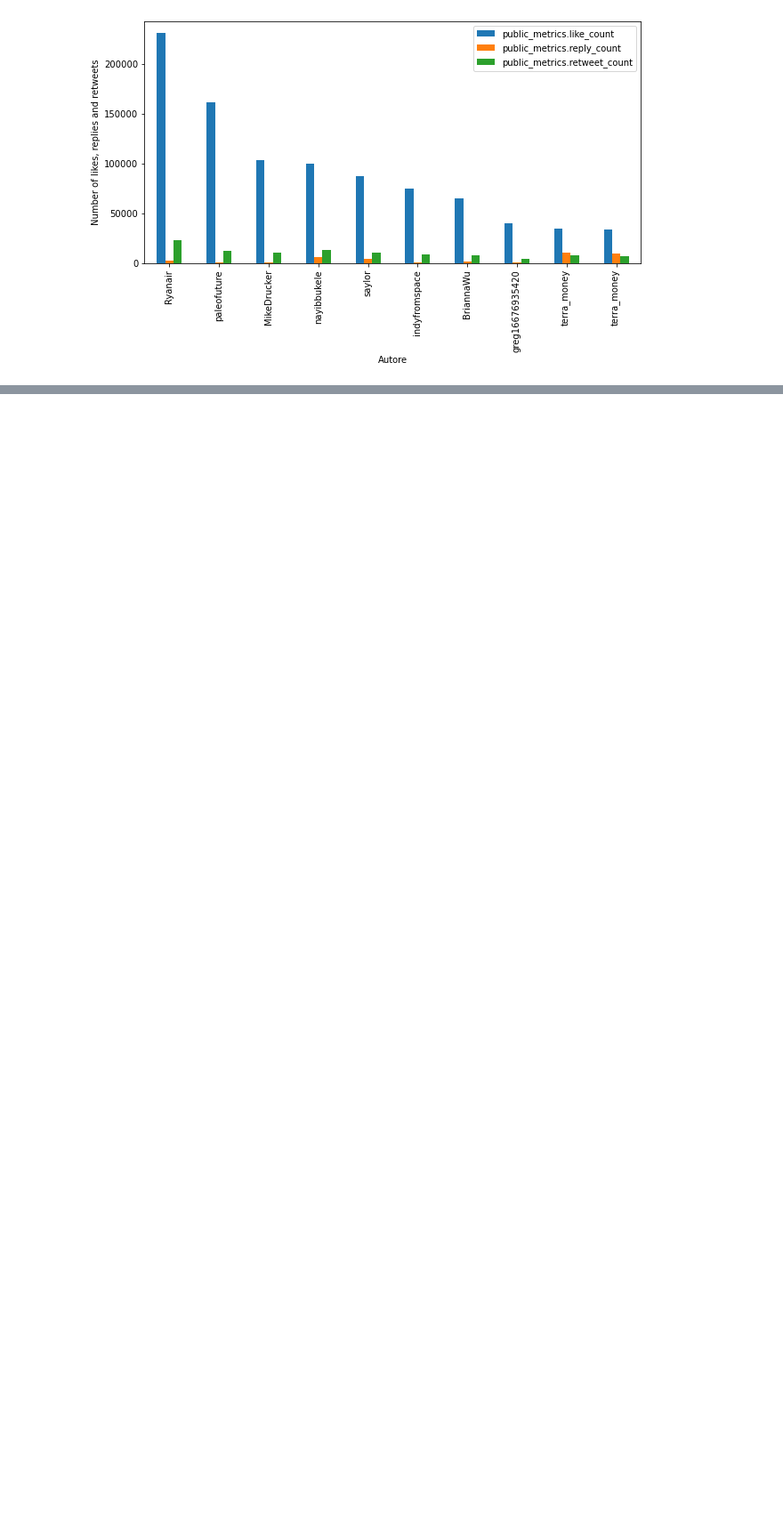
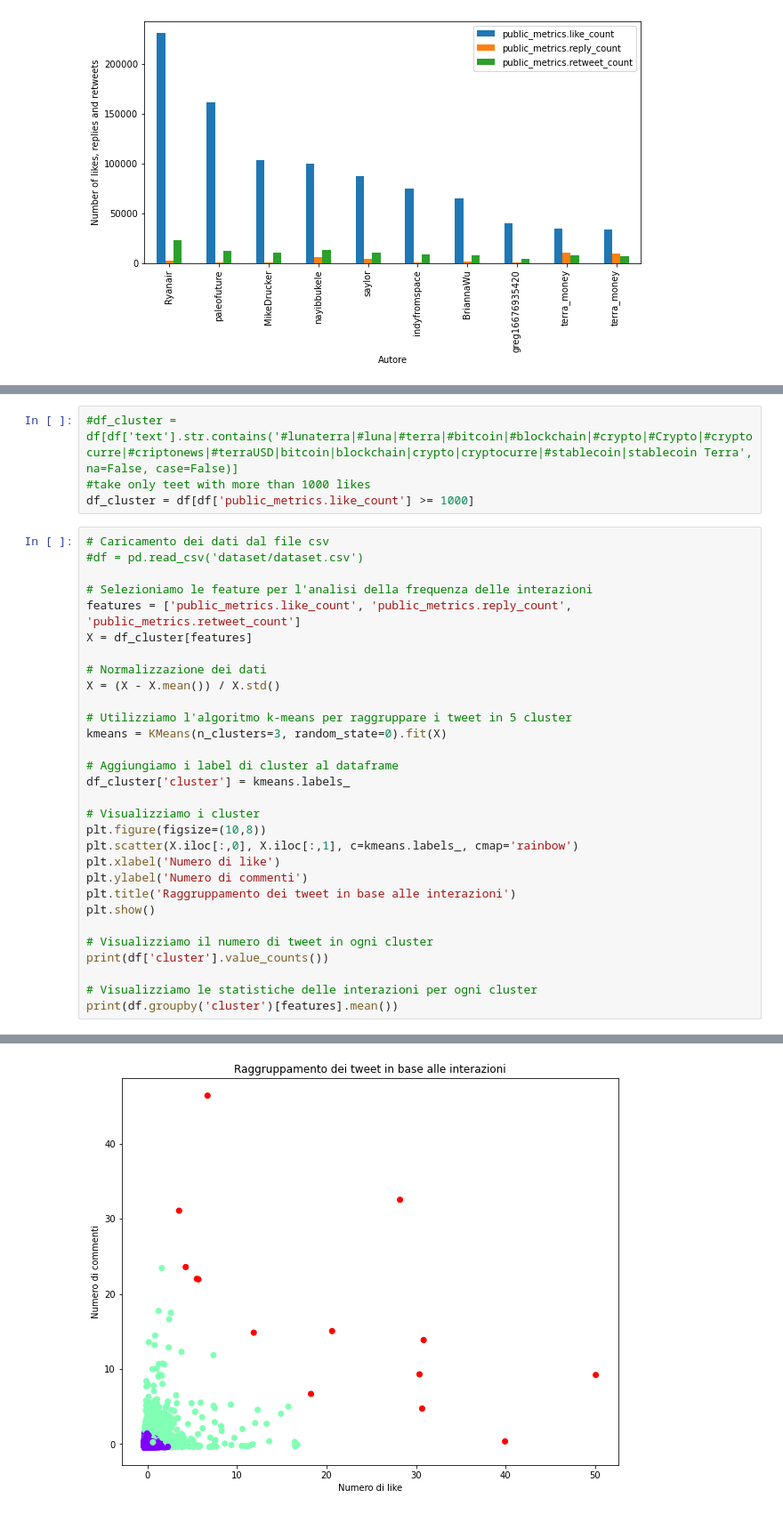
Before and after one commit to isabellamarasco/Blockchain_project, a Jupyter notebook: analysis.ipynb, the cells around one changed output, grey strips where cells are left out. Shown: that part at 89% size. Cells and saved outputs as stored; diff of their text form; blank space fills up the shorter version.

Commit message:
aggiunto cluster

```diff
--- a/analysis.ipynb
+++ b/analysis.ipynb
@@ -229,0 +233,35 @@ plt.show()
+# %%
+#df_cluster = df[df['text'].str.contains('#lunaterra|#luna|#terra|#bitcoin|#blockchain|#crypto|#Crypto|#cryptocurre|#criptonews|#terraUSD|bitcoin|blockchain|crypto|cryptocurre|#stablecoin|stablecoin Terra', na=False, case=False)]
+#take only teet with more than 1000 likes
+df_cluster = df[df['public_metrics.like_count'] >= 1000]
+# %%
+# Caricamento dei dati dal file csv
+#df = pd.read_csv('dataset/dataset.csv')
+
+# Selezioniamo le feature per l'analisi della frequenza delle interazioni
+features = ['public_metrics.like_count', 'public_metrics.reply_count', 'public_metrics.retweet_count']
+X = df_cluster[features]
+
+# Normalizzazione dei dati
+X = (X - X.mean()) / X.std()
+
+# Utilizziamo l'algoritmo k-means per raggruppare i tweet in 5 cluster
+kmeans = KMeans(n_clusters=3, random_state=0).fit(X)
+
+# Aggiungiamo i label di cluster al dataframe
+df_cluster['cluster'] = kmeans.labels_
+
+# Visualizziamo i cluster
+plt.figure(figsize=(10,8))
+plt.scatter(X.iloc[:,0], X.iloc[:,1], c=kmeans.labels_, cmap='rainbow')
+plt.xlabel('Numero di like')
+plt.ylabel('Numero di commenti')
+plt.title('Raggruppamento dei tweet in base alle interazioni')
+plt.show()
+
+# Visualizziamo il numero di tweet in ogni cluster
+print(df['cluster'].value_counts())
+
+# Visualizziamo le statistiche delle interazioni per ogni cluster
+print(df.groupby('cluster')[features].mean())
+# %% [output]
@@ -229,0 +273 @@ plt.show()
+[figure, added]
```
Also changed, not shown: parts of 3 cells of this notebook, 1 other file.
